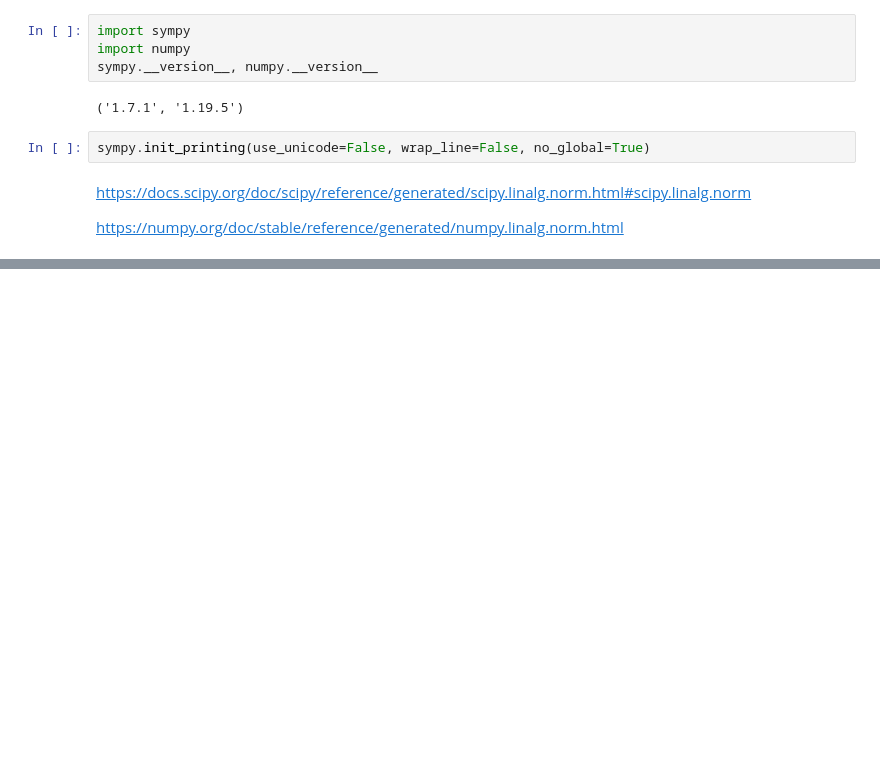
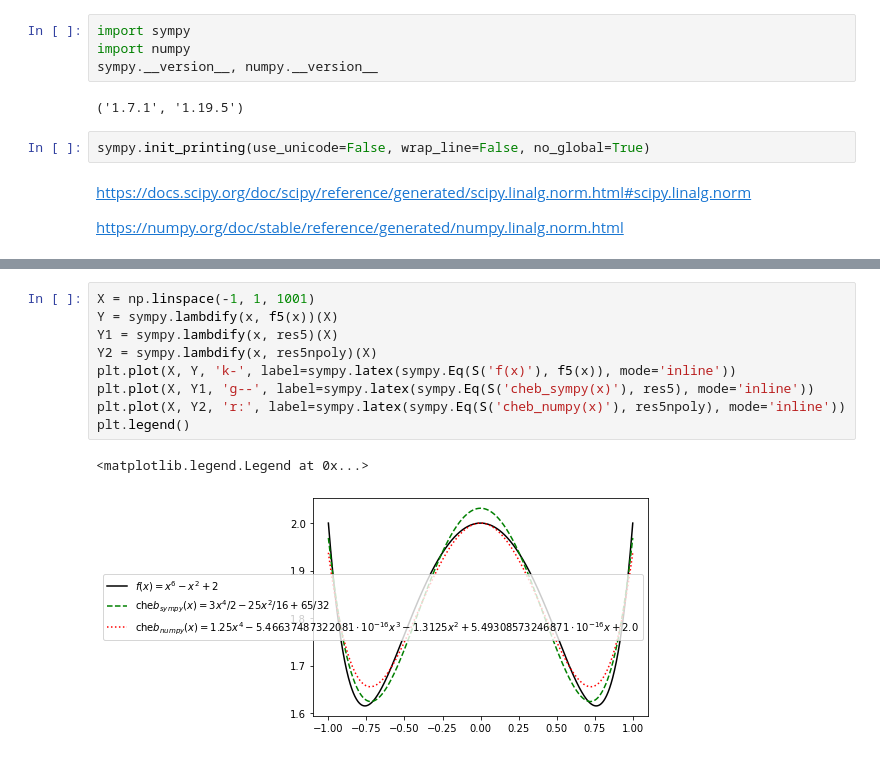
Before and after one commit to GalinaZh/Appl_alg2021, a Jupyter notebook: Applied_Alg_sem_7_Interpolation_task.ipynb, the cells around one changed output, grey strips where cells are left out. Drawn from its saved outputs; the diff is of its cells as text; blank space fills up the shorter version.

```diff
--- a/Applied_Alg_sem_7_Interpolation_task.ipynb
+++ b/Applied_Alg_sem_7_Interpolation_task.ipynb
@@ -100,0 +209,12 @@ $$
+# %%
+X = np.linspace(-1, 1, 1001)
+Y = sympy.lambdify(x, f5(x))(X)
+Y1 = sympy.lambdify(x, res5)(X)
+Y2 = sympy.lambdify(x, res5npoly)(X)
+plt.plot(X, Y, 'k-', label=sympy.latex(sympy.Eq(S('f(x)'), f5(x)), mode='inline'))
+plt.plot(X, Y1, 'g--', label=sympy.latex(sympy.Eq(S('cheb_sympy(x)'), res5), mode='inline'))
+plt.plot(X, Y2, 'r:', label=sympy.latex(sympy.Eq(S('cheb_numpy(x)'), res5npoly), mode='inline'))
+plt.legend()
+# %% [output]
+<matplotlib.legend.Legend at 0x...>
+[figure, added]
```
Also changed, not shown: parts of 16 cells of this notebook.
